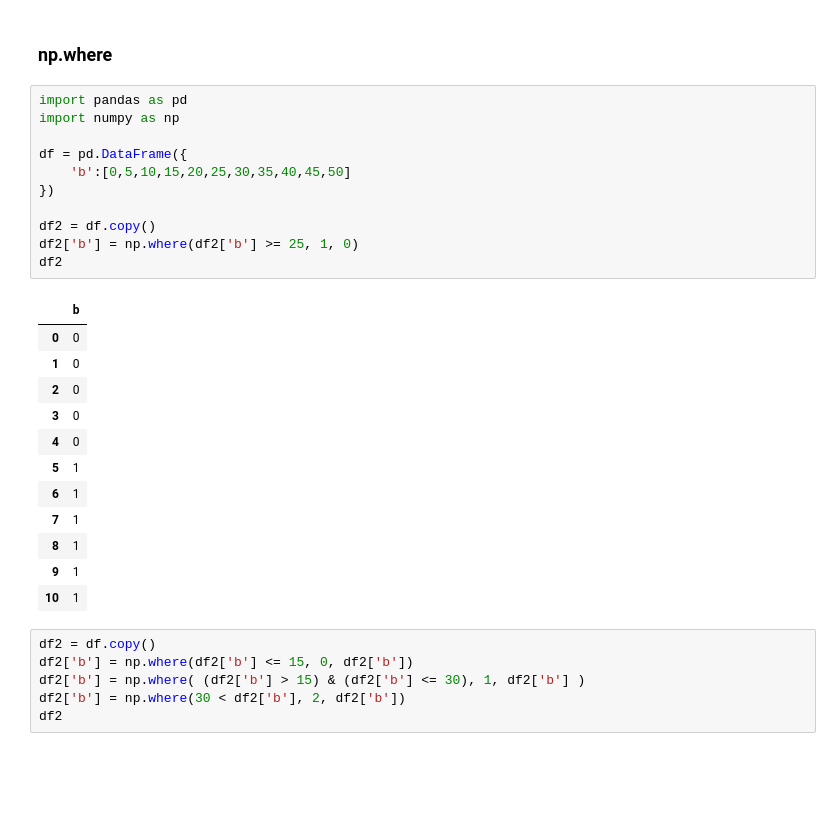
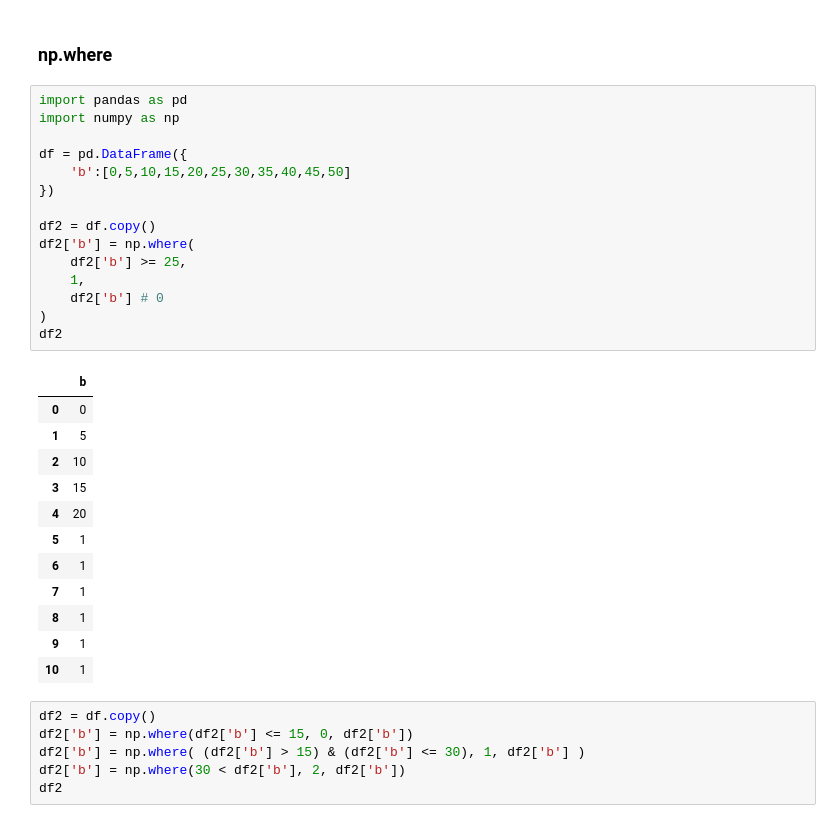
Before and after one commit to EvgeniiZorin/Handbook_Data-Science, a Jupyter notebook: _Pandas.ipynb, the cells around one changed output. Cells and saved outputs as stored; diff of their text form; blank space fills up the shorter version.

```diff
--- a/_Pandas.ipynb
+++ b/_Pandas.ipynb
@@ -3250,21 +3250,25 @@ df['col1'].iloc[0]
 # %%
 import pandas as pd
 import numpy as np
 
 df = pd.DataFrame({
     'b':[0,5,10,15,20,25,30,35,40,45,50]
 })
 
 df2 = df.copy()
-df2['b'] = np.where(df2['b'] >= 25, 1, 0)
+df2['b'] = np.where(
+    df2['b'] >= 25,
+    1,
+    df2['b'] # 0
+)
 df2
 # %% [output]
 |  | b |
 | 0 | 0 |
-| 1 | 0 |
-| 2 | 0 |
-| 3 | 0 |
-| 4 | 0 |
+| 1 | 5 |
+| 2 | 10 |
+| 3 | 15 |
+| 4 | 20 |
 | 5 | 1 |
 | 6 | 1 |
 | 7 | 1 |
```
